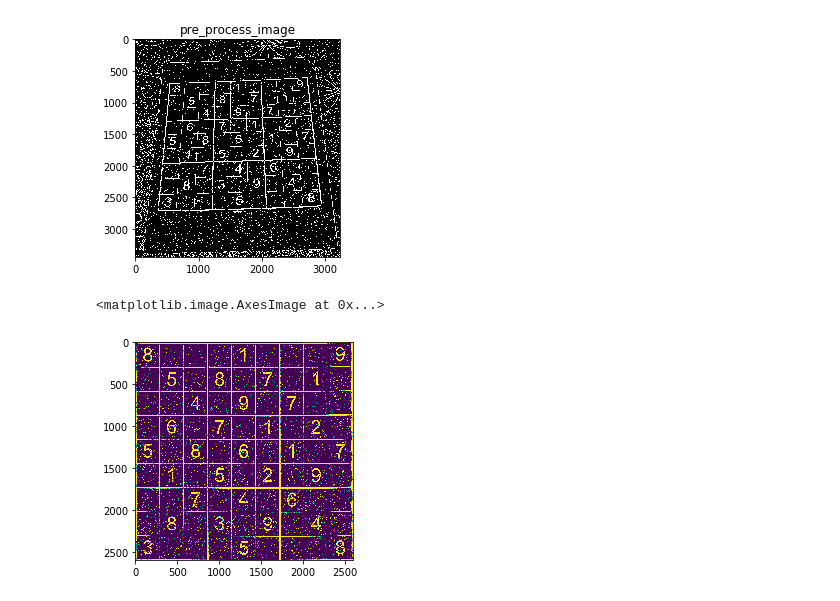
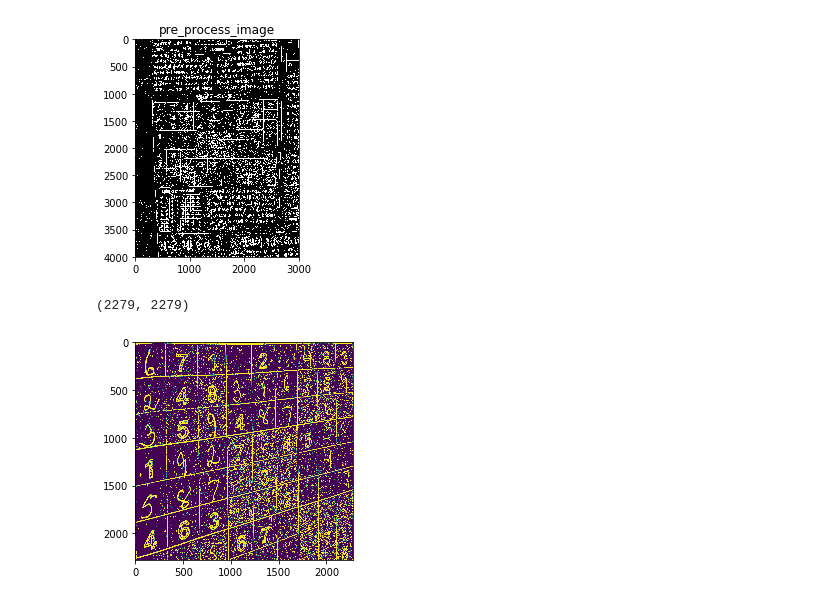
Before and after one commit to AatminPChavda/AR_Sudoku_Solver, a Jupyter notebook: Untitled.ipynb, the cells around one changed output. Drawn from its saved outputs; the diff is of its cells as text; code cells hidden in the pictures.

```diff
--- a/Untitled.ipynb
+++ b/Untitled.ipynb
@@ -16,13 +18,14 @@ importing Jupyter notebook from digits_recog.ipynb
 # %%
-img=cv2.imread('paper.jpg')
+img=cv2.imread('new_sudoku.jpg')
 # %%
 warped = get_sudoku(img)
 # %% [output]
-[figure, old version]
+[figure, new version]
 # %%
 plt.imshow(warped)
+warped.shape
 # %% [output]
-<matplotlib.image.AxesImage at 0x...>
+(2279, 2279)
-[figure, old version]
+[figure, new version]
 # %%
 images = get_grids(warped)
```
Also changed, not shown: parts of 11 cells of this notebook, 2 other files.
